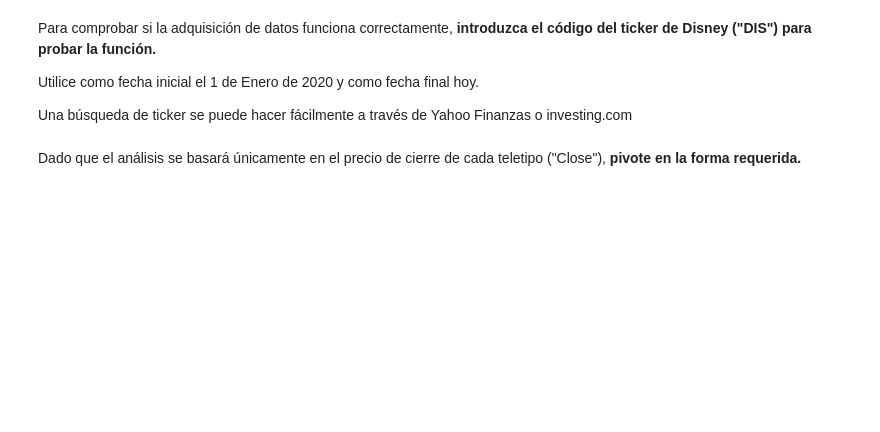
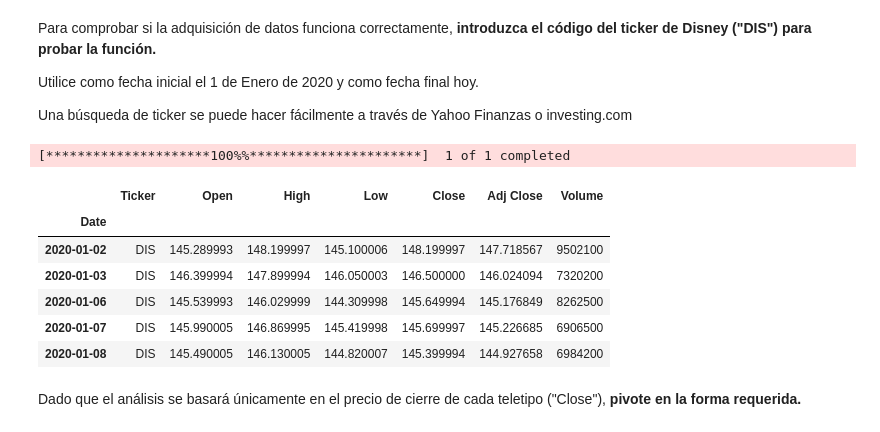
Before and after one commit to socrallacer/IA_DIPLOMA_SAMSUNG, a Jupyter notebook: NUMPY ARRAYS/Exercises/Financial Data Analysis Mini Project-1.ipynb, the cells around one changed output. Cells and saved outputs as stored; diff of their text form; code cells hidden in the pictures; blank space fills up the shorter version.

```diff
--- a/NUMPY ARRAYS/Exercises/Financial Data Analysis Mini Project-1.ipynb
+++ b/NUMPY ARRAYS/Exercises/Financial Data Analysis Mini Project-1.ipynb
@@ -55,8 +73,17 @@ Utilice como fecha inicial el 1 de Enero de 2020 y como fecha final hoy.
 
 Una búsqueda de ticker se puede hacer fácilmente a través de Yahoo Finanzas o investing.com
 # %%
-df = ...
+df = get_stock_data("DIS",'2020-01-01','2024-04-24')
 df.head()
+# %% [output]
+[*********************100%%**********************]  1 of 1 completed
+|  | Ticker | Open | High | Low | Close | Adj Close | Volume |
+| Date |  |  |  |  |  |  |  |
+| 2020-01-02 | DIS | 145.289993 | 148.199997 | 145.100006 | 148.199997 | 147.718567 | 9502100 |
+| 2020-01-03 | DIS | 146.399994 | 147.899994 | 146.050003 | 146.500000 | 146.024094 | 7320200 |
+| 2020-01-06 | DIS | 145.539993 | 146.029999 | 144.309998 | 145.649994 | 145.176849 | 8262500 |
+| 2020-01-07 | DIS | 145.990005 | 146.869995 | 145.419998 | 145.699997 | 145.226685 | 6906500 |
+| 2020-01-08 | DIS | 145.490005 | 146.130005 | 144.820007 | 145.399994 | 144.927658 | 6984200 |
 # %% [markdown]
 Dado que el análisis se basará únicamente en el precio de cierre de cada teletipo ("Close"), **pivote en la forma requerida.**
 # %%
```
Also changed, not shown: parts of 10 cells of this notebook, 2 other files.
